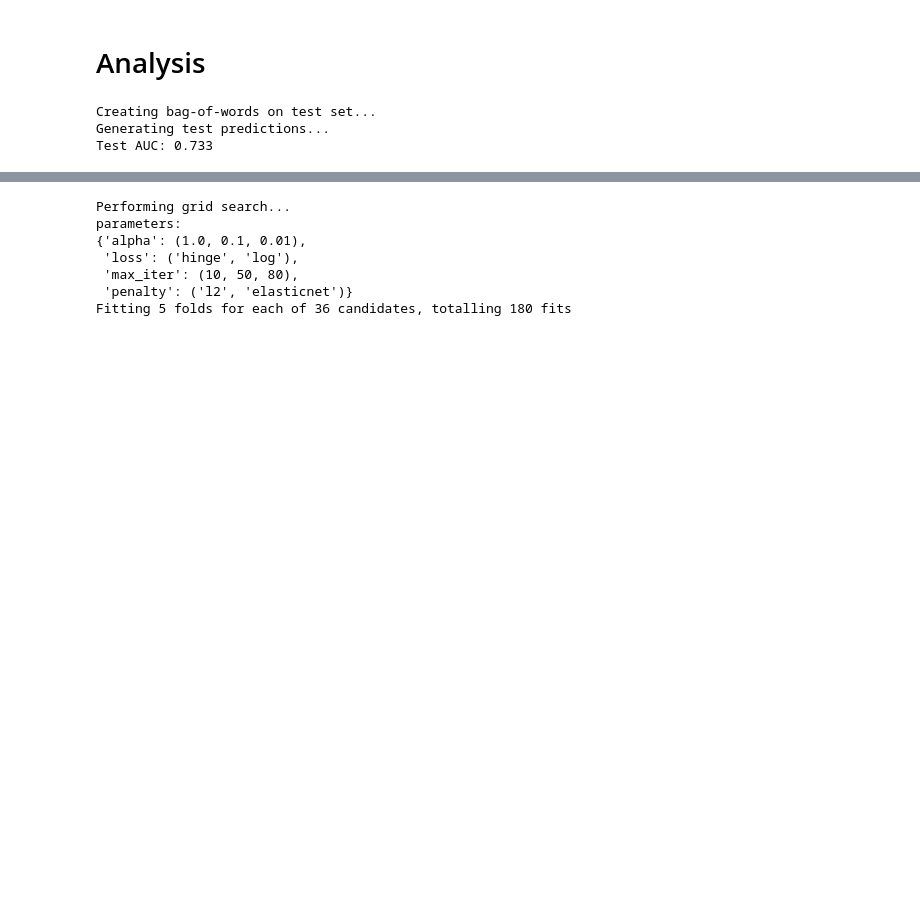
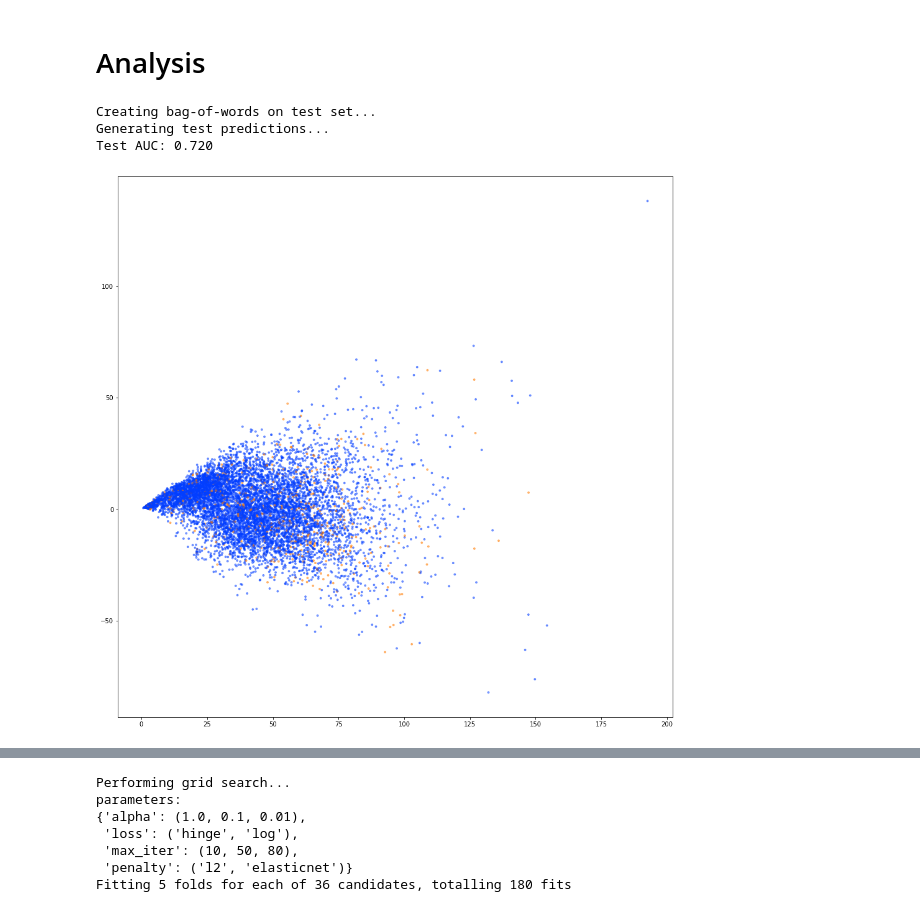
Before and after one commit to kev8484/mimic-models, a Jupyter notebook: MIMIC_NLP_Playground.ipynb, the cells around one changed output, grey strips where cells are left out. Cells and saved outputs as stored; diff of their text form; code cells hidden in the pictures; blank space fills up the shorter version.

```diff
--- a/MIMIC_NLP_Playground.ipynb
+++ b/MIMIC_NLP_Playground.ipynb
@@ -390,7 +405,7 @@ Best parameters set:
 # Analysis
 # %%
 print("Creating bag-of-words on test set...")
-# X_test_vect = vect.transform(X_test)
+X_test_vect = vect.transform(X_test)
 model = grid_search.best_estimator_
 print("Generating test predictions...")
 y_test_pred = model.decision_function(X_test_vect)
@@ -399,6 +414,6 @@ print("Test AUC: {:.3f}".format(test_auc))
 # %% [output]
 Creating bag-of-words on test set...
 Generating test predictions...
-Test AUC: 0.733
+Test AUC: 0.720
 # %%
 from sklearn.decomposition import TruncatedSVD
@@ -408,0 +421,14 @@ def plot_lsa(X, y,):
+# %%
+def plot_lsa(X, y,):
+    lsa = TruncatedSVD() # defaults to n_components=2
+    X_lsa = lsa.fit_transform(X)
+    colors = sns.color_palette('bright')
+    if len(set(y)) != 2:
+        raise AttributeError('Multiclass not implemented')
+    plt.scatter(X_lsa[:,0], X_lsa[:,1], s=8, alpha=.5, c=y, cmap=ListedColormap(colors[:2]))
+
+fig = plt.figure(figsize=(16, 16))
+plot_lsa(X_test_vect, y_test)
+plt.show()
+# %% [output]
+[figure, added]
```
Also changed, not shown: parts of 10 cells of this notebook.
